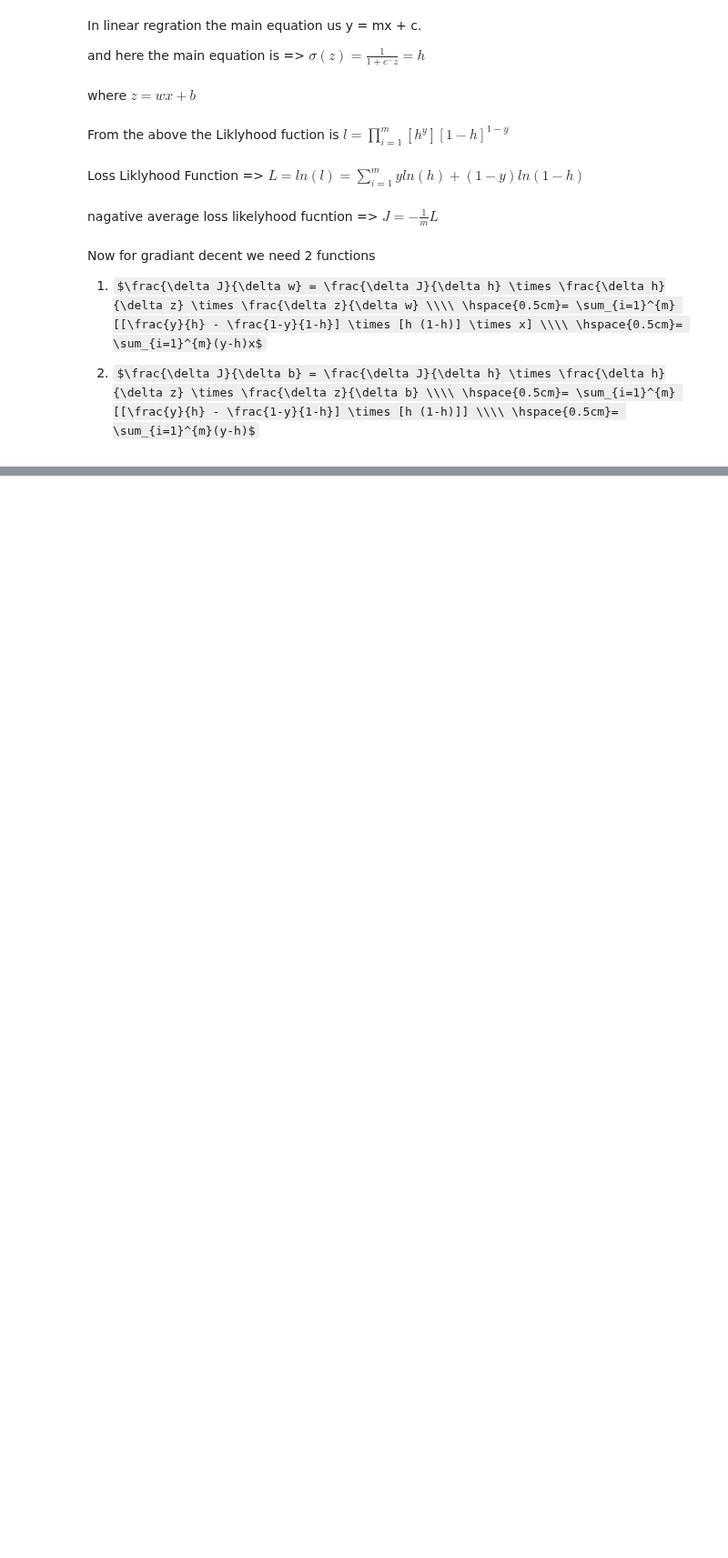
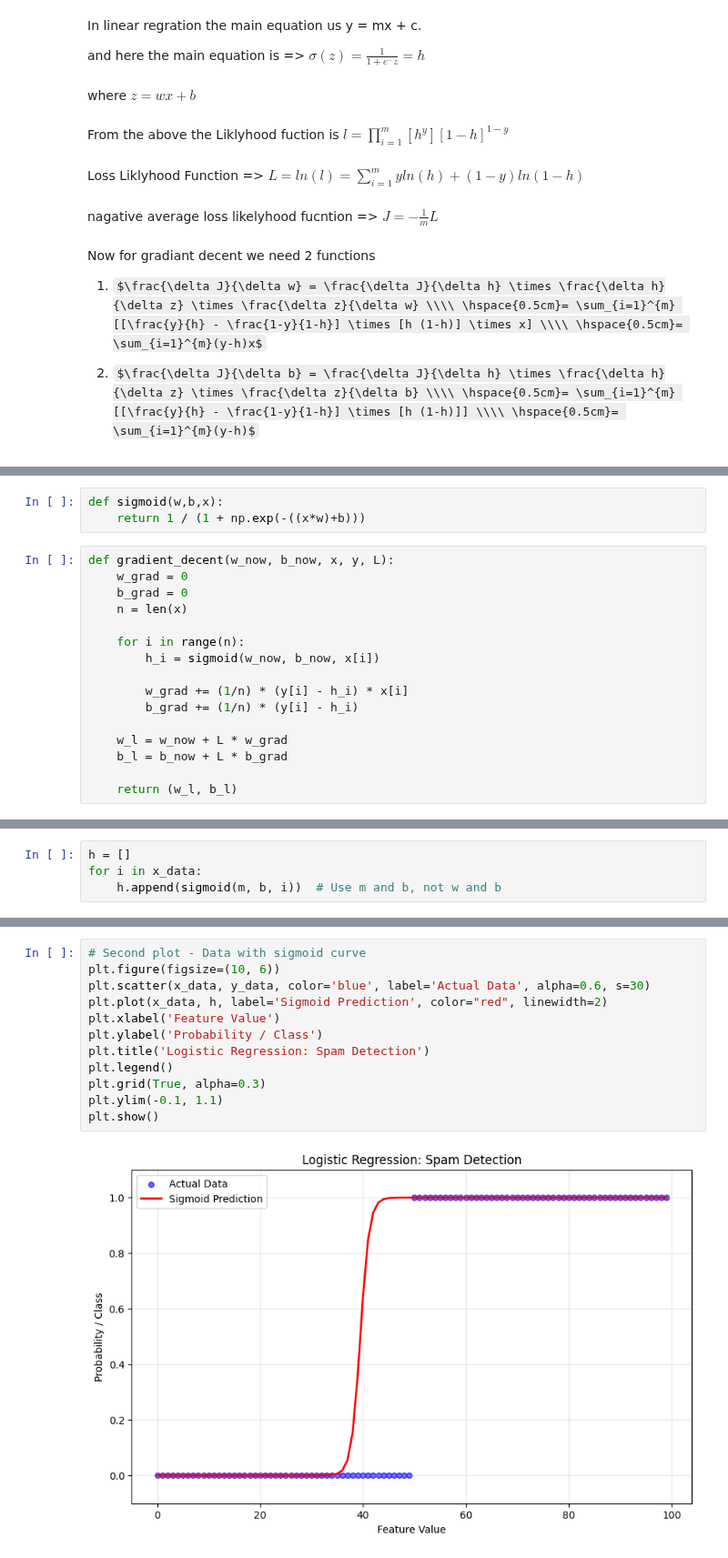
Before and after one commit to RITO20/ju_lab, a Jupyter notebook: LAB_B-2/lab_2-2.ipynb, the cells around one changed output, grey strips where cells are left out. Shown at 91% size. Saved outputs shown, nothing was run; the diff lists cells and outputs as text; some formulas as TeX source; blank space fills up the shorter version.

```diff
--- a/LAB_B-2/lab_2-2.ipynb
+++ b/LAB_B-2/lab_2-2.ipynb
@@ -23,0 +45,19 @@ Now for gradiant decent we need 2 functions
+# %%
+def sigmoid(w,b,x):
+    return 1 / (1 + np.exp(-((x*w)+b)))
+# %%
+def gradient_decent(w_now, b_now, x, y, L):
+    w_grad = 0
+    b_grad = 0
+    n = len(x)
+
+    for i in range(n):
+        h_i = sigmoid(w_now, b_now, x[i])
+
+        w_grad += (1/n) * (y[i] - h_i) * x[i]
+        b_grad += (1/n) * (y[i] - h_i)
+
+    w_l = w_now + L * w_grad
+    b_l = b_now + L * b_grad
+
+    return (w_l, b_l)
@@ -23,0 +76,4 @@ Now for gradiant decent we need 2 functions
+# %%
+h = []
+for i in x_data:
+    h.append(sigmoid(m, b, i))  # Use m and b, not w and b
@@ -23,0 +100,14 @@ Now for gradiant decent we need 2 functions
+# %%
+# Second plot - Data with sigmoid curve
+plt.figure(figsize=(10, 6))
+plt.scatter(x_data, y_data, color='blue', label='Actual Data', alpha=0.6, s=30)
+plt.plot(x_data, h, label='Sigmoid Prediction', color="red", linewidth=2)
+plt.xlabel('Feature Value')
+plt.ylabel('Probability / Class')
+plt.title('Logistic Regression: Spam Detection')
+plt.legend()
+plt.grid(True, alpha=0.3)
+plt.ylim(-0.1, 1.1)
+plt.show()
+# %% [output]
+[figure, added]
```
Also changed, not shown: parts of 6 cells of this notebook.
